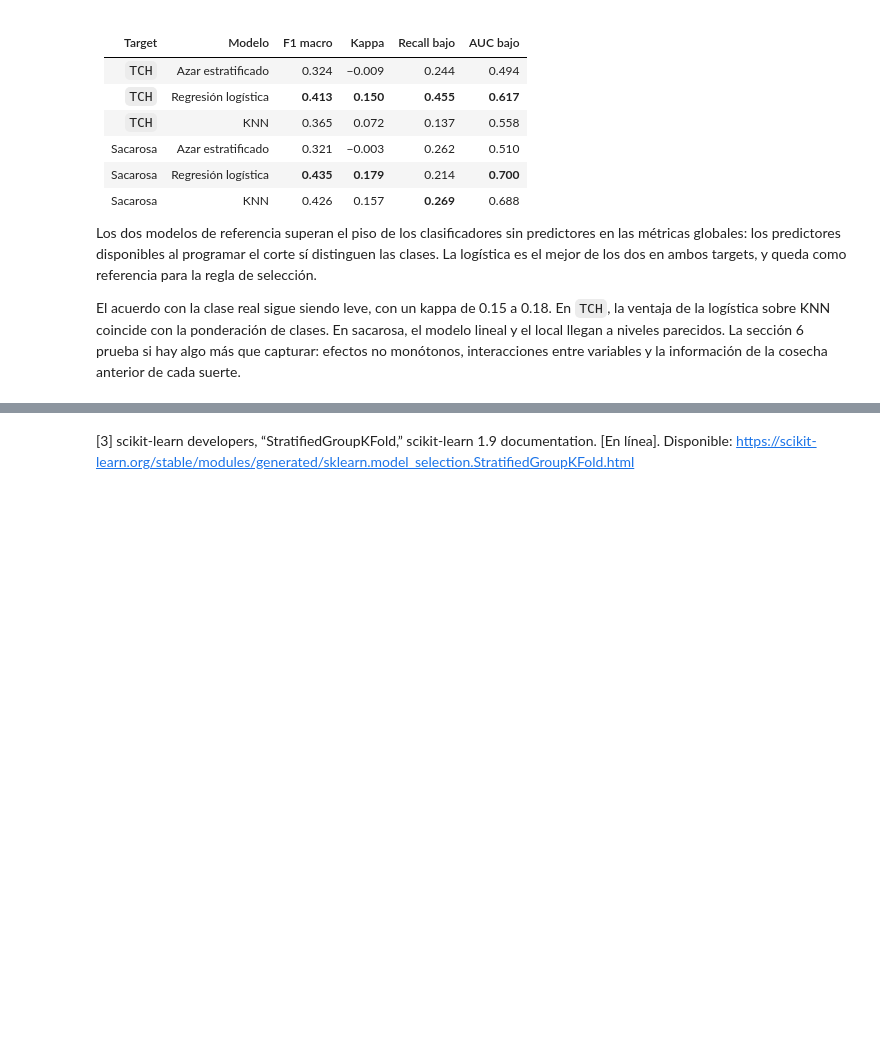
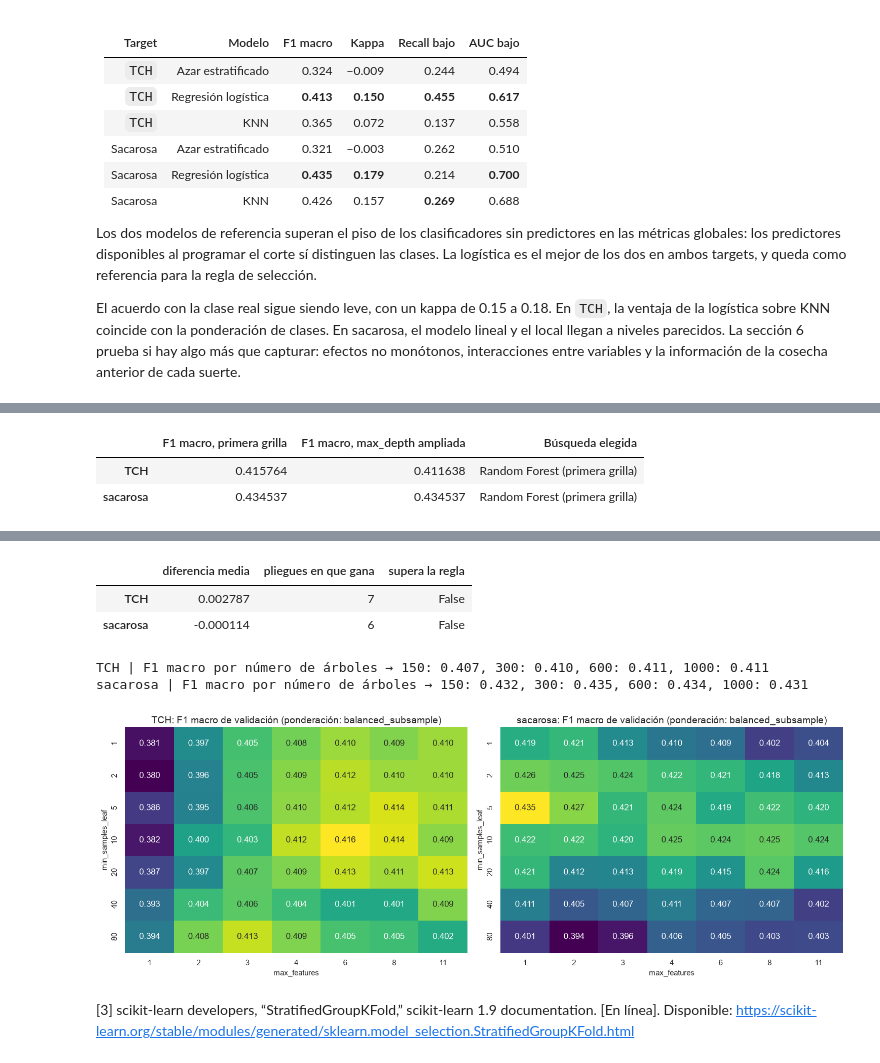
Before and after one commit to juanestebancg2806/sugarcane-yield-quality-prediction, a Jupyter notebook: 03_comparacion_modelos_ipsa.ipynb, the cells around one changed output, grey strips where cells are left out. Saved outputs shown, nothing was run; the diff lists cells and outputs as text; code cells hidden in the pictures; blank space fills up the shorter version.

Commit message:
continue with clf

```diff
--- a/03_comparacion_modelos_ipsa.ipynb
+++ b/03_comparacion_modelos_ipsa.ipynb
@@ -1571,11 +1571,15 @@ def buscar_hiperparametros(nombre_modelo, codigo_modelo, pipeline, grilla, targe
 
 def parametros_en_extremo(busqueda, grilla):
     """Hiperparámetros cuyo mejor valor quedó en un extremo de su rango, que podría ampliarse. Solo se revisan
-    los que tienen tres o más valores numéricos: los de dos opciones (como L1 o L2) son elecciones, no rangos."""
+    los que tienen tres o más valores numéricos: los de dos opciones (como L1 o L2) son elecciones, no rangos.
+    None (sin límite de profundidad, muestra completa) cuenta como el extremo superior."""
     en_extremo = []
     for parametro, valores in grilla.items():
         numericos = [valor for valor in valores if isinstance(valor, (int, float)) and not isinstance(valor, bool)]
-        if len(numericos) >= 3 and busqueda.best_params_[parametro] in (min(numericos), max(numericos)):
+        if len(numericos) < 3:
+            continue
+        extremo_superior = None if None in valores else max(numericos)
+        if busqueda.best_params_[parametro] in (min(numericos), extremo_superior):
             en_extremo.append(parametro.removeprefix("modelo__"))
     return en_extremo
 # %%
@@ -1968,0 +2116,62 @@ Los árboles no necesitan variables escaladas, así que el preprocesador se usa
+# %%
+# 6.1 Random Forest: búsqueda con max_depth ampliada y configuración final entre las dos búsquedas
+MODELO_RF_PRIMERA = "Random Forest (primera grilla)"
+MODELO_RF_AMPLIADA = "Random Forest (max_depth ampliada)"
+ETAPAS_RF_AMPLIADA = ETAPAS_RF | {
+    "2. Criterio, muestreo y profundidad": ETAPAS_RF["2. Criterio, muestreo y profundidad"]
+    | {"modelo__max_depth": [2, 3, 4, 6, 8, 12, None]},
+}
+
+# La primera búsqueda conserva sus resultados con su propio nombre (solo la primera vez que se ejecuta la celda)
+for target in COLUMNA_CODIGO:
+    if (MODELO_RF_PRIMERA, target) not in registro_cv:
+        for registro in (registro_cv, busquedas, detalle_busquedas):
+            registro[(MODELO_RF_PRIMERA, target)] = registro.pop((MODELO_RF, target))
+
+for target in COLUMNA_CODIGO:
+    buscar_por_etapas(MODELO_RF_AMPLIADA, "rf_amp", crear_random_forest(), ETAPAS_RF_AMPLIADA, target)
+
+# Mejor F1 macro de validación por profundidad máxima en la etapa 2 de la búsqueda ampliada
+display(pd.DataFrame({target: f1_por_profundidad(MODELO_RF_AMPLIADA, target) for target in COLUMNA_CODIGO})
+        .rename_axis("max_depth").round(3))
+
+# Configuración final de Random Forest: la de mayor F1 macro medio entre las dos búsquedas (regla de 4.2)
+filas_eleccion = {}
+for target in COLUMNA_CODIGO:
+    medias = {modelo: registro_cv[(modelo, target)]["f1_macro"].mean()
+              for modelo in (MODELO_RF_PRIMERA, MODELO_RF_AMPLIADA)}
+    elegida = max(medias, key=medias.get)  # en un empate se conserva la primera
+    for registro in (registro_cv, busquedas, detalle_busquedas):
+        registro[(MODELO_RF, target)] = registro[(elegida, target)]
+    filas_eleccion[target] = {"F1 macro, primera grilla": medias[MODELO_RF_PRIMERA],
+                              "F1 macro, max_depth ampliada": medias[MODELO_RF_AMPLIADA], "Búsqueda elegida": elegida}
+    print(f"{target} | configuración final de Random Forest: {detalle_busquedas[(MODELO_RF, target)]['configuracion']}")
+display(pd.DataFrame(filas_eleccion).T.round(3))
+
+display(resumen_cv([MODELO_REFERENCIA, MODELO_KNN, MODELO_RF]).round(3))
+
+# Regla de selección: Random Forest frente a la logística en los 15 pliegues
+display(pd.DataFrame({target: comparar_pliegues(MODELO_RF, MODELO_REFERENCIA, target)
+                      for target in COLUMNA_CODIGO}).T)
+
+# F1 macro de la segunda pasada de la estructura, con la ponderación elegida
+fig, ejes = plt.subplots(1, 2, figsize=(15, 5.5))
+for eje, target in zip(ejes, COLUMNA_CODIGO):
+    detalle = detalle_busquedas[(MODELO_RF, target)]
+    resultados = detalle["resultados_etapas"]["4. Revisión de la estructura"]
+    ponderacion = detalle["configuracion"]["class_weight"]
+    resultados = resultados[resultados["param_modelo__class_weight"].astype(str) == str(ponderacion)]
+    f1_por_estructura = resultados.pivot_table(index="param_modelo__min_samples_leaf",
+                                               columns="param_modelo__max_features", values="mean_test_f1_macro")
+    sns.heatmap(f1_por_estructura, annot=True, fmt=".3f", cmap="viridis", cbar=False, ax=eje)
+    eje.set(title=f"{target}: F1 macro de validación (ponderación: {ponderacion})",
+            xlabel="max_features", ylabel="min_samples_leaf")
+
+    # Efecto del número de árboles, con la estructura de la etapa 1
+    arboles = detalle["resultados_etapas"]["3. Número de árboles"]
+    efecto = ", ".join(f"{int(n)}: {f1:.3f}" for n, f1 in zip(arboles["param_modelo__n_estimators"],
+                                                              arboles["mean_test_f1_macro"]))
+    print(f"{target} | F1 macro por número de árboles → {efecto}")
+plt.tight_layout()
+plt.show()
+# %% [output]
@@ -1968,0 +2205,3 @@ Los árboles no necesitan variables escaladas, así que el preprocesador se usa
+|  | F1 macro, primera grilla | F1 macro, max_depth ampliada | Búsqueda elegida |
+| TCH | 0.415764 | 0.411638 | Random Forest (primera grilla) |
+| sacarosa | 0.434537 | 0.434537 | Random Forest (primera grilla) |
@@ -1969,2 +2216,8 @@ Los árboles no necesitan variables escaladas, así que el preprocesador se usa
+|  | diferencia media | pliegues en que gana | supera la regla |
+| TCH | 0.002787 | 7 | False |
+| sacarosa | -0.000114 | 6 | False |
+TCH | F1 macro por número de árboles → 150: 0.407, 300: 0.410, 600: 0.411, 1000: 0.411
+sacarosa | F1 macro por número de árboles → 150: 0.432, 300: 0.435, 600: 0.434, 1000: 0.431
+[figure, added]
 # %% [markdown]
 [3] scikit-learn developers, “StratifiedGroupKFold,” scikit-learn 1.9 documentation. [En línea]. Disponible: https://scikit-learn.org/stable/modules/generated/sklearn.model_selection.StratifiedGroupKFold.html
```
Also changed, not shown: parts of 4 cells of this notebook.
